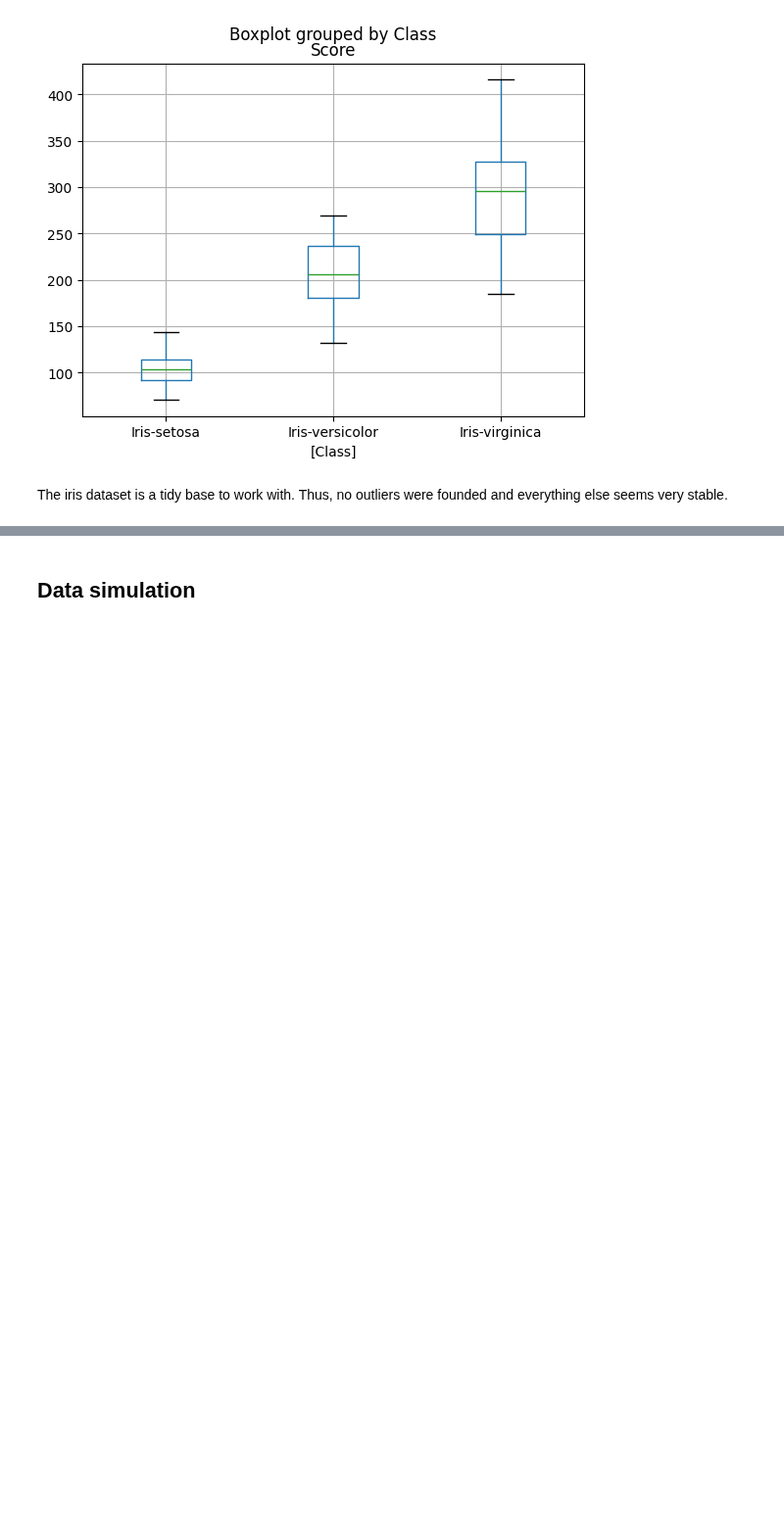
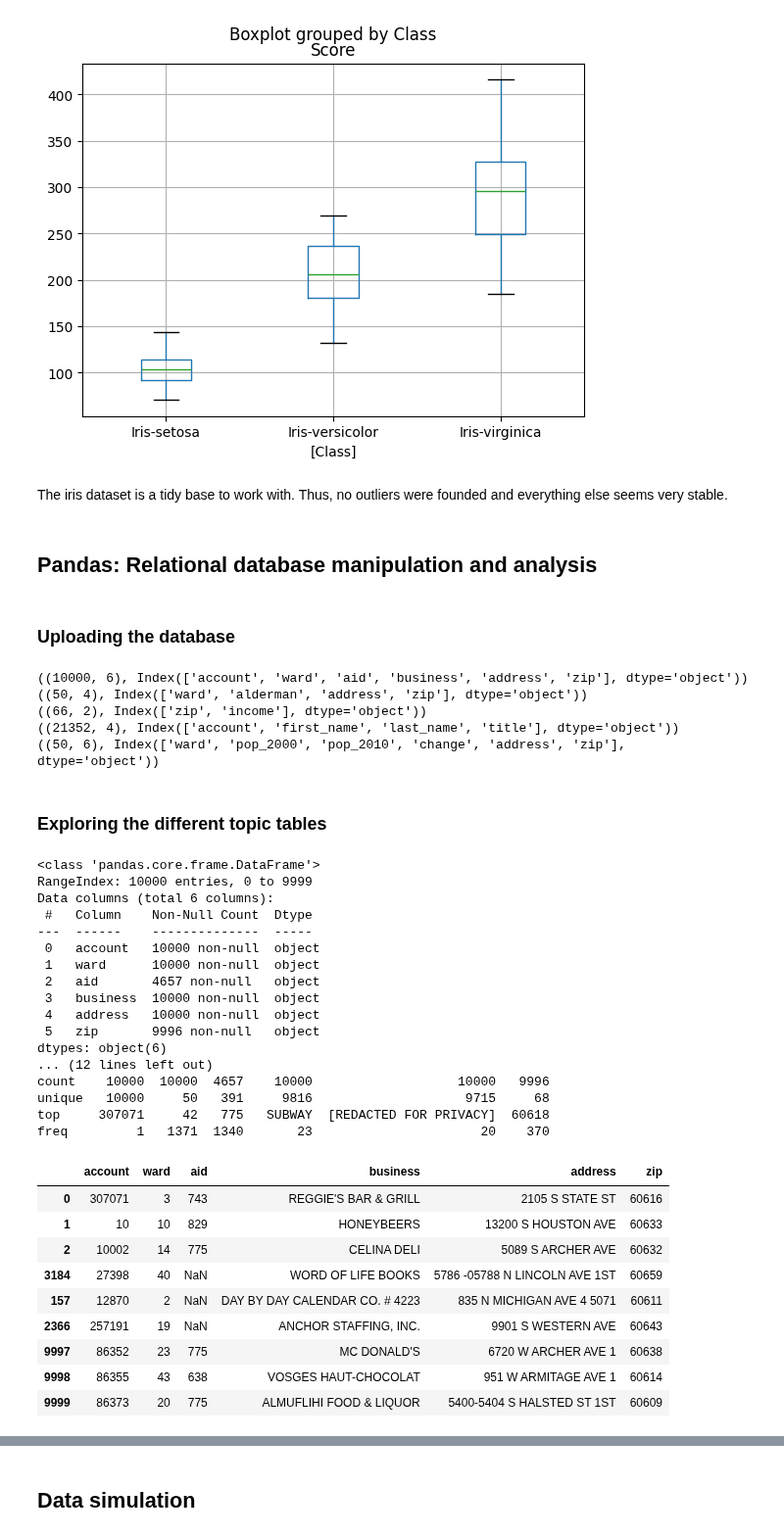
Before and after one commit to nescuderor/Personal_portfolio, a Jupyter notebook: 01_Basics.ipynb, the cells around one changed output, grey strips where cells are left out. Shown at 98% size. Drawn from its saved outputs; the diff is of its cells as text; code cells hidden in the pictures; blank space fills up the shorter version.

```diff
--- a/01_Basics.ipynb
+++ b/01_Basics.ipynb
@@ -649,3 +649,66 @@ del dataframe1, dataframe1_reduced, means, outliers_df
 [figure]
 # %% [markdown]
 The iris dataset is a tidy base to work with. Thus, no outliers were founded and everything else seems very stable.
+# %% [markdown]
+## Pandas: Relational database manipulation and analysis
+# %% [markdown]
+### Uploading the database
+# %%
+#Reading the .pickle datasets from the Chicago dataset
+licenses = pd.read_pickle("D:/Personal_portfolio/Databases/01_Basics/licenses.p")
+ward = pd.read_pickle("D:/Personal_portfolio/Databases/01_Basics/ward.p")
+demographics = pd.read_pickle("D:/Personal_portfolio/Databases/01_Basics/zip_demo.p")
+owners = pd.read_pickle("D:/Personal_portfolio/Databases/01_Basics/business_owners.p")
+census = pd.read_pickle("D:/Personal_portfolio/Databases/01_Basics/census.p")
+
+#Determining the main characteristics of the data sets for evidencing if it is possible to conect them or if it is not feasable
+print((licenses.shape, licenses.columns),
+	  (ward.shape, ward.columns),
+	  (demographics.shape, demographics.columns),
+	  (owners.shape, owners.columns),
+	  (census.shape, census.columns),
+	  sep="\n")
+# %% [output]
+((10000, 6), Index(['account', 'ward', 'aid', 'business', 'address', 'zip'], dtype='object'))
+((50, 4), Index(['ward', 'alderman', 'address', 'zip'], dtype='object'))
+((66, 2), Index(['zip', 'income'], dtype='object'))
+((21352, 4), Index(['account', 'first_name', 'last_name', 'title'], dtype='object'))
+((50, 6), Index(['ward', 'pop_2000', 'pop_2010', 'change', 'address', 'zip'], dtype='object'))
+# %% [markdown]
+### Exploring the different topic tables
+# %%
+#Describing the licenses
+print(licenses.info(),
+	  licenses.isna().sum(),
+	  licenses.describe(),
+	  sep="\n\n")
+
+pd.concat([licenses.head(3), licenses.sample(3, replace=False), licenses.tail(3)])
+# %% [output]
+<class 'pandas.core.frame.DataFrame'>
+RangeIndex: 10000 entries, 0 to 9999
+Data columns (total 6 columns):
+ #   Column    Non-Null Count  Dtype
+---  ------    --------------  -----
+ 0   account   10000 non-null  object
+ 1   ward      10000 non-null  object
+ 2   aid       4657 non-null   object
+ 3   business  10000 non-null  object
+ 4   address   10000 non-null  object
+ 5   zip       9996 non-null   object
+dtypes: object(6)
+... (12 lines left out)
+count    10000  10000  4657    10000                   10000   9996
+unique   10000     50   391     9816                    9715     68
+top     307071     42   775   SUBWAY  [REDACTED FOR PRIVACY]  60618
+freq         1   1371  1340       23                      20    370
+|  | account | ward | aid | business | address | zip |
+| 0 | 307071 | 3 | 743 | REGGIE'S BAR & GRILL | 2105 S STATE ST | 60616 |
+| 1 | 10 | 10 | 829 | HONEYBEERS | 13200 S HOUSTON AVE | 60633 |
+| 2 | 10002 | 14 | 775 | CELINA DELI | 5089 S ARCHER AVE | 60632 |
+| 3184 | 27398 | 40 | NaN | WORD OF LIFE BOOKS | 5786 -05788 N LINCOLN AVE 1ST | 60659 |
+| 157 | 12870 | 2 | NaN | DAY BY DAY CALENDAR CO. # 4223 | 835 N MICHIGAN AVE 4 5071 | 60611 |
+| 2366 | 257191 | 19 | NaN | ANCHOR STAFFING, INC. | 9901 S WESTERN AVE | 60643 |
+| 9997 | 86352 | 23 | 775 | MC DONALD'S | 6720 W ARCHER AVE 1 | 60638 |
+| 9998 | 86355 | 43 | 638 | VOSGES HAUT-CHOCOLAT | 951 W ARMITAGE AVE 1 | 60614 |
+| 9999 | 86373 | 20 | 775 | ALMUFLIHI FOOD & LIQUOR | 5400-5404 S HALSTED ST 1ST | 60609 |
```
Also changed, not shown: parts of 14 cells of this notebook.
